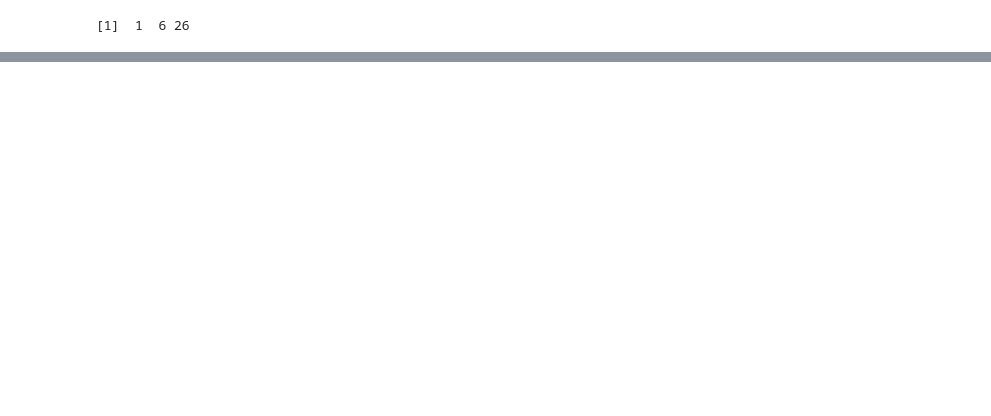
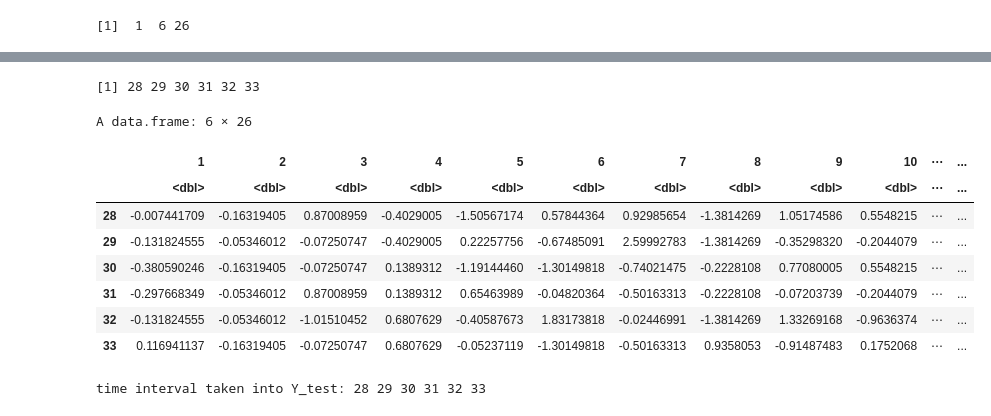
Before and after one commit to Jay-boo/TimeSeries_ACOSS, a Jupyter notebook: multivariate_LSTM_bis.ipynb, the cells around one changed output, grey strips where cells are left out. Saved outputs shown, nothing was run; the diff lists cells and outputs as text; code cells hidden in the pictures; blank space fills up the shorter version.

```diff
--- a/multivariate_LSTM_bis.ipynb
+++ b/multivariate_LSTM_bis.ipynb
@@ -732,0 +889,8 @@ save_model_tf(LSTM_model,"models/LSTM_stable")
+# %%
+y_test <-df.train[(nrow(scaled_train)- prediction+1):nrow(scaled_train),]
+for(i in 1:ncol(y_test)){
+    y_test[,i] <-(y_test[,i] -scale_factor[["center"]][i])/scale_factor[["sd"]][i]
+}
+y_test_scaled <- y_test
+y_test_scaled
+cat("time interval taken into Y_test:", (nrow(scaled_train)- prediction+1):nrow(scaled_train))
@@ -732,0 +908,21 @@ save_model_tf(LSTM_model,"models/LSTM_stable")
+# %%
+(nrow(scaled_train)- prediction-prediction+1):(nrow(scaled_train)-prediction)
+x_test <-df.train[(nrow(scaled_train)- prediction-prediction+1):(nrow(scaled_train)-prediction),]
+for(i in 1:ncol(x_test)){
+    x_test[,i] <-(x_test[,i] -scale_factor[["center"]][i])/scale_factor[["sd"]][i]
+}
+x_test_scaled <- x_test
+x_test_scaled
+cat("time interval taken into Y_test:",(nrow(scaled_train)- prediction-prediction+1):(nrow(scaled_train)-prediction))
+# %% [output]
+[1] 28 29 30 31 32 33
+A data.frame: 6 × 26
+|  | 1 | 2 | 3 | 4 | 5 | 6 | 7 | 8 | 9 | 10 | ⋯ | ... |
+|  | <dbl> | <dbl> | <dbl> | <dbl> | <dbl> | <dbl> | <dbl> | <dbl> | <dbl> | <dbl> | ⋯ | ... |
+| 28 | -0.007441709 | -0.16319405 | 0.87008959 | -0.4029005 | -1.50567174 | 0.57844364 | 0.92985654 | -1.3814269 | 1.05174586 | 0.5548215 | ⋯ | ... |
+| 29 | -0.131824555 | -0.05346012 | -0.07250747 | -0.4029005 | 0.22257756 | -0.67485091 | 2.59992783 | -1.3814269 | -0.35298320 | -0.2044079 | ⋯ | ... |
+| 30 | -0.380590246 | -0.16319405 | -0.07250747 | 0.1389312 | -1.19144460 | -1.30149818 | -0.74021475 | -0.2228108 | 0.77080005 | 0.5548215 | ⋯ | ... |
+| 31 | -0.297668349 | -0.05346012 | 0.87008959 | 0.1389312 | 0.65463989 | -0.04820364 | -0.50163313 | -0.2228108 | -0.07203739 | -0.2044079 | ⋯ | ... |
+| 32 | -0.131824555 | -0.05346012 | -1.01510452 | 0.6807629 | -0.40587673 | 1.83173818 | -0.02446991 | -1.3814269 | 1.33269168 | -0.9636374 | ⋯ | ... |
+| 33 | 0.116941137 | -0.16319405 | -0.07250747 | 0.6807629 | -0.05237119 | -1.30149818 | -0.50163313 | 0.9358053 | -0.91487483 | 0.1752068 | ⋯ | ... |
+time interval taken into Y_test: 28 29 30 31 32 33
```
Also changed, not shown: parts of 36 cells of this notebook, 56 other files.
